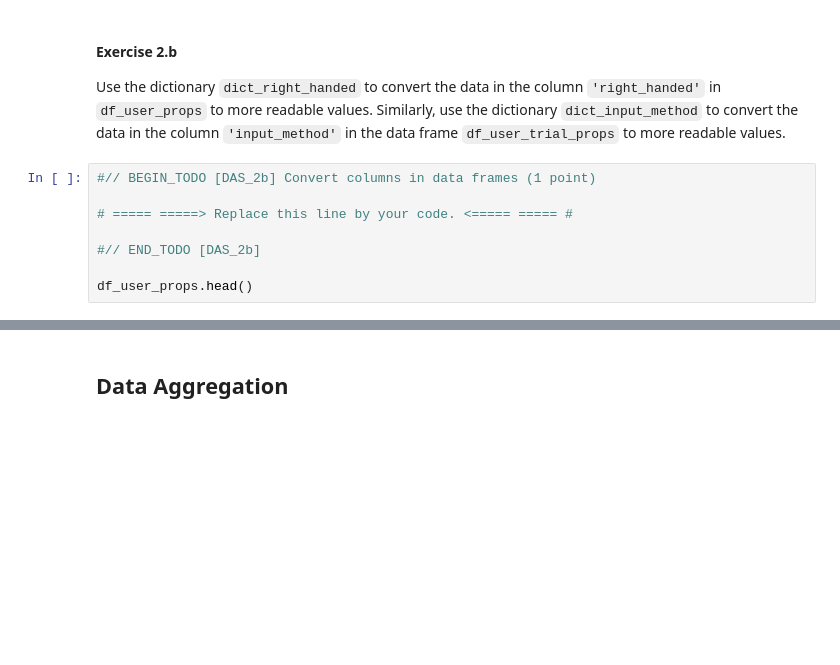
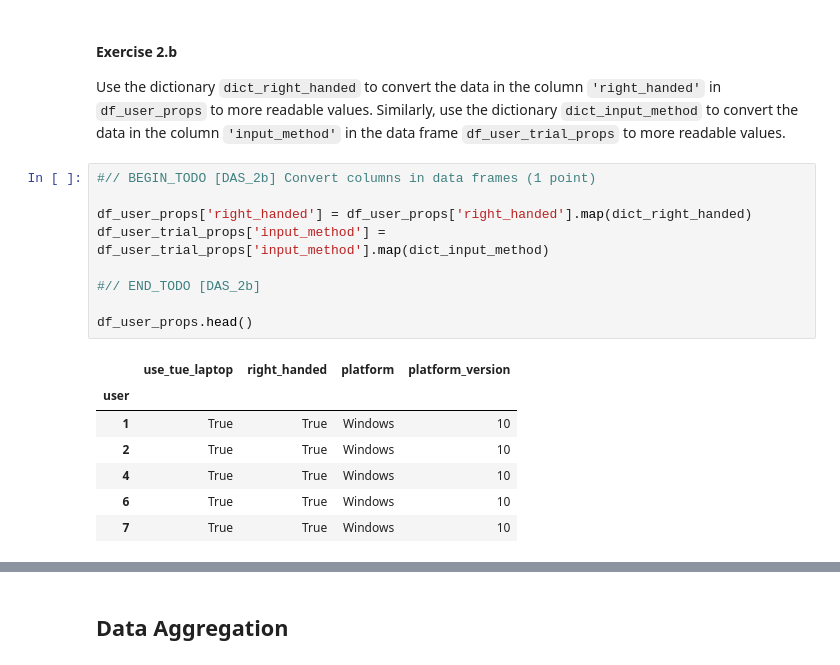
Before and after one commit to Modgen1/2IAB1, a Jupyter notebook: 5_DAS/Exercises-DAS-2076209.ipynb, the cells around one changed output, grey strips where cells are left out. Drawn from its saved outputs; the diff is of its cells as text; blank space fills up the shorter version.

```diff
--- a/5_DAS/Exercises-DAS-2076209.ipynb
+++ b/5_DAS/Exercises-DAS-2076209.ipynb
@@ -701,10 +760,19 @@ Use the dictionary `dict_right_handed` to convert the data in the column `'right
 # %%
 #// BEGIN_TODO [DAS_2b] Convert columns in data frames (1 point)
 
-# ===== =====> Replace this line by your code. <===== ===== #
+df_user_props['right_handed'] = df_user_props['right_handed'].map(dict_right_handed)
+df_user_trial_props['input_method'] = df_user_trial_props['input_method'].map(dict_input_method)
 
 #// END_TODO [DAS_2b]
 
 df_user_props.head()
+# %% [output]
+|  | use_tue_laptop | right_handed | platform | platform_version |
+| user |  |  |  |  |
+| 1 | True | True | Windows | 10 |
+| 2 | True | True | Windows | 10 |
+| 4 | True | True | Windows | 10 |
+| 6 | True | True | Windows | 10 |
+| 7 | True | True | Windows | 10 |
 # %%
 df_user_trial_props.head()
```
Also changed, not shown: parts of 17 cells of this notebook.
